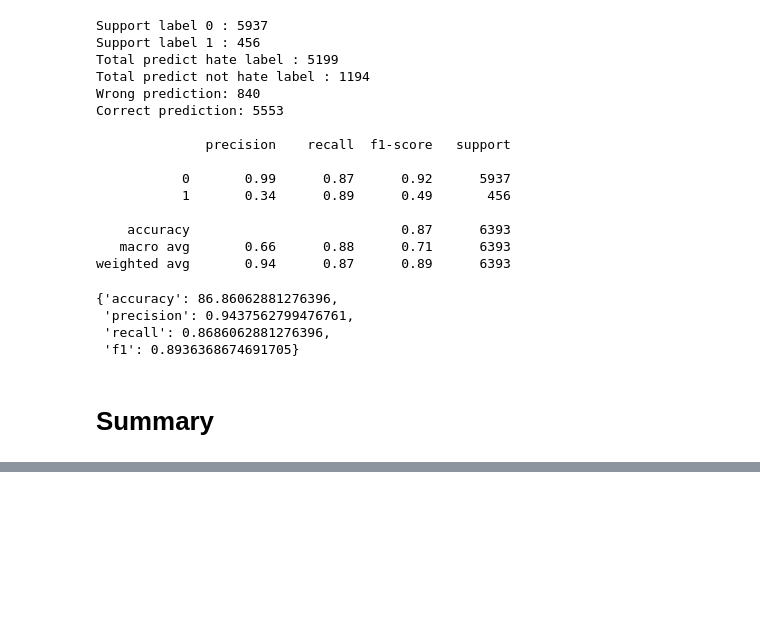
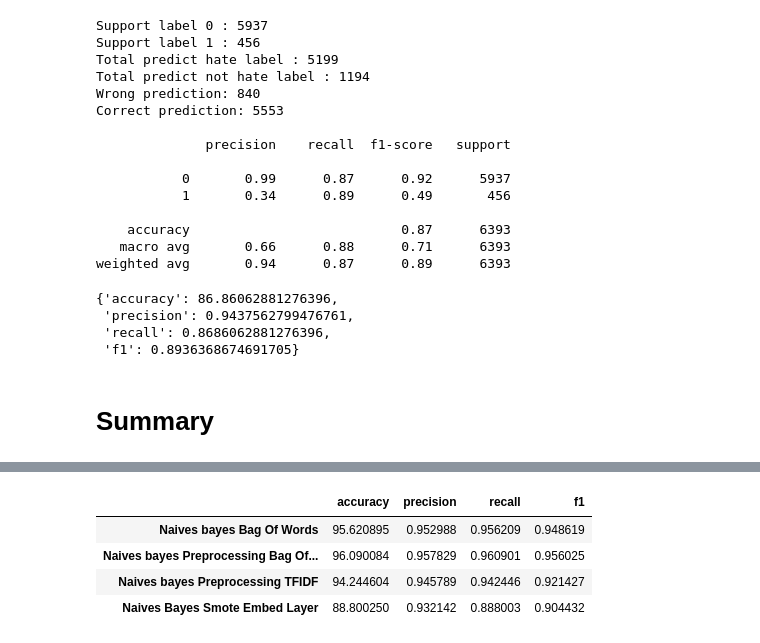
Before and after one commit to ackermanjayjay/Detection-tweets-hate-speech, a Jupyter notebook: Tweets_hate_speech.ipynb, the cells around one changed output, grey strips where cells are left out. Cells and saved outputs as stored; diff of their text form; code cells hidden in the pictures; blank space fills up the shorter version.

```diff
--- a/Tweets_hate_speech.ipynb
+++ b/Tweets_hate_speech.ipynb
@@ -1009,0 +924,3 @@ X_train_embed, X_test_embed, y_train_embed, y_test_embed = train_test_split(X_em
+# %%
+%%time
+model_predict_nb_embed_smote=model_nb_smote.predict(X_test_embed)
@@ -1009,0 +930,2 @@ X_train_embed, X_test_embed, y_train_embed, y_test_embed = train_test_split(X_em
+# %%
+result_nb_smote_embed=calculate_results(y_test_embed,model_predict_nb_embed_smote)
@@ -1084,0 +1060,17 @@ result_knn
+# %%
+result_nb_evaluate=pd.DataFrame([result_nb_before_preprocessing_bagOfWord,
+                                 result_nb_after_preprocessing_bagOfWord,
+                                 result_nb_tfidf_preprocess,
+                                 result_nb_smote_embed],
+                                 index=['Naives bayes Bag Of Words',
+                                        'Naives bayes Preprocessing Bag Of Words',
+                                        'Naives bayes Preprocessing TFIDF',
+                                        'Naives Bayes Smote Embed Layer'])
+# %%
+result_nb_evaluate
+# %% [output]
+|  | accuracy | precision | recall | f1 |
+| Naives bayes Bag Of Words | 95.620895 | 0.952988 | 0.956209 | 0.948619 |
+| Naives bayes Preprocessing Bag Of... | 96.090084 | 0.957829 | 0.960901 | 0.956025 |
+| Naives bayes Preprocessing TFIDF | 94.244604 | 0.945789 | 0.942446 | 0.921427 |
+| Naives Bayes Smote Embed Layer | 88.800250 | 0.932142 | 0.888003 | 0.904432 |
```
Also changed, not shown: parts of 109 cells of this notebook.
